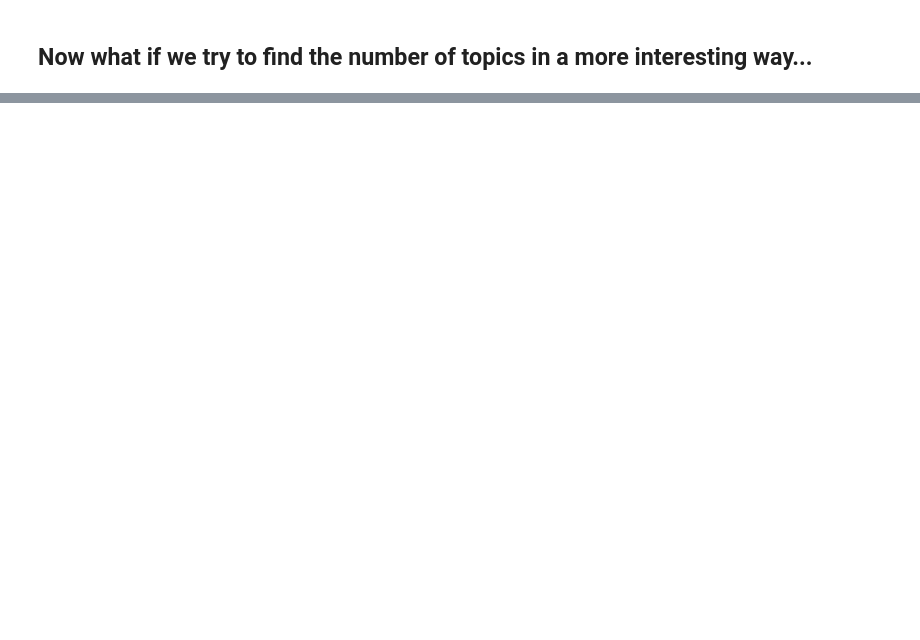
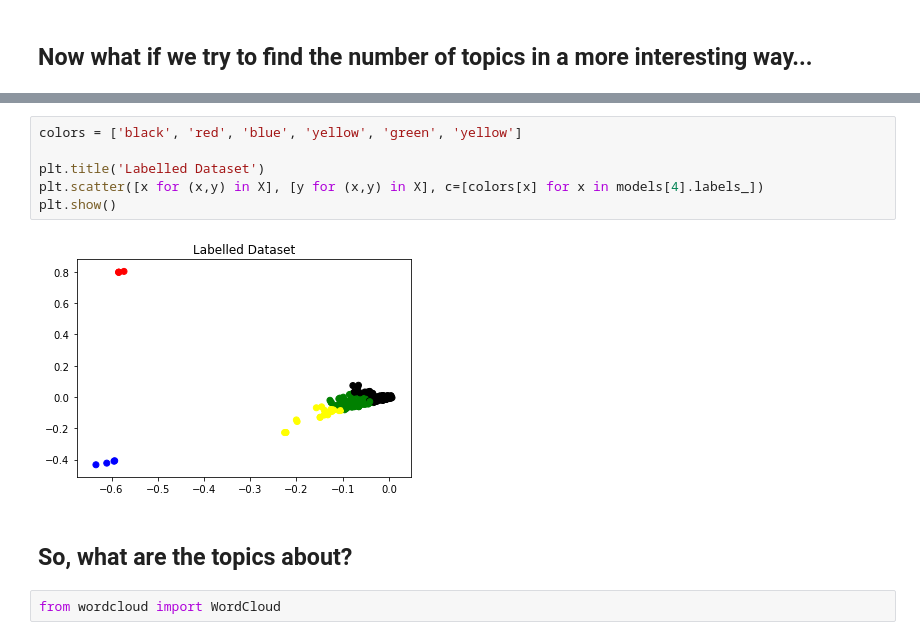
Before and after one commit to purplsquirr3l/randomness, a Jupyter notebook: topic_model.ipynb, the cells around one changed output, grey strips where cells are left out. Saved outputs shown, nothing was run; the diff lists cells and outputs as text; blank space fills up the shorter version.

Commit message:
added wordclouds and elbow estimation

```diff
--- a/topic_model.ipynb
+++ b/topic_model.ipynb
@@ -111,0 +148,12 @@ plt.show()
+# %%
+colors = ['black', 'red', 'blue', 'yellow', 'green', 'yellow']
+
+plt.title('Labelled Dataset')
+plt.scatter([x for (x,y) in X], [y for (x,y) in X], c=[colors[x] for x in models[4].labels_])
+plt.show()
+# %% [output]
+[figure, added]
+# %% [markdown]
+## So, what are the topics about?
+# %%
+from wordcloud import WordCloud
```
Also changed, not shown: parts of 7 cells of this notebook, 1 other file.
